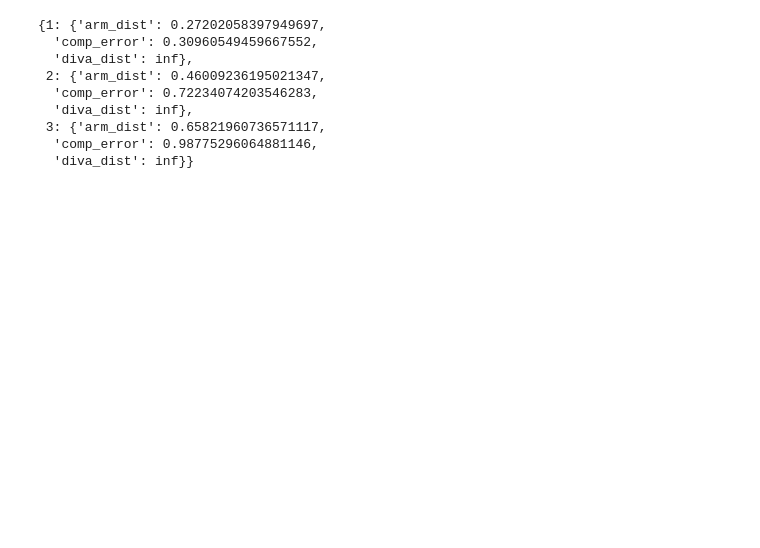
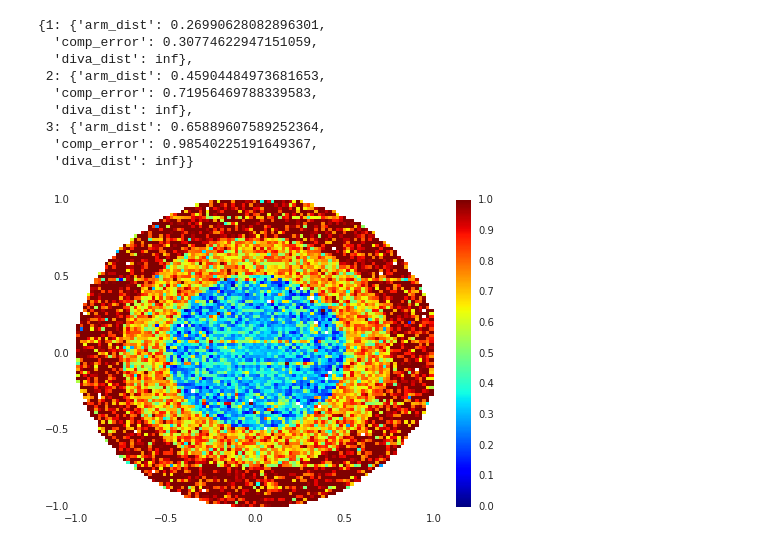
Before and after one commit to sebastien-forestier/CogSci2017, a Jupyter notebook: notebook/analysis_competence.ipynb, the cells around one changed output. Saved outputs shown, nothing was run; the diff lists cells and outputs as text; code cells hidden in the pictures; blank space fills up the shorter version.

```diff
--- a/notebook/analysis_competence.ipynb
+++ b/notebook/analysis_competence.ipynb
@@ -2,7 +2,7 @@
 import cPickle
 
 # PARAMS
-log_dir = "/home/sforesti/avakas/scratch/sforestier001/logs/CogSci2017/2017-01-17_12-08-55-COGSCI"
+log_dir = "/home/sforesti/avakas/scratch/sforestier001/logs/CogSci2017/2017-01-17_19-32-17-EXPLO-0.5"
 
 
 filename = log_dir + '/results/competence.pickle'
@@ -14,9 +14,9 @@ import numpy as np
 %matplotlib inline
 
 config_list = ["RMB"]
-n_iter = 100
-n_goals = 1000
-trial_list = range(1,n_iter + 1)
+n_trial = 100
+n_goals = 100
+trial_list = range(1,n_trial + 1)
 config_name = "RMB"
 
 
@@ -31,6 +31,7 @@ for trial in trial_list:
             data_gavd[trial][region][toy]["comp_error"] = np.mean([data_competence[config_name][trial]["eval_results"][region][i][toy]["comp_error"] for i in range(n_goals)])
             data_gavd[trial][region][toy]["arm_dist"] = np.mean([data_competence[config_name][trial]["eval_results"][region][i][toy]["arm_dist"] for i in range(n_goals)])
             data_gavd[trial][region][toy]["diva_dist"] = np.mean([data_competence[config_name][trial]["eval_results"][region][i][toy]["diva_dist"] for i in range(n_goals)])
+            data_gavd[trial][region][toy]["reached"] = np.mean([data_competence[config_name][trial]["eval_results"][region][i][toy]["reached"] for i in range(n_goals)])
 # %%
 data_avg = {}
 for region in [1, 2, 3]:
@@ -41,12 +42,12 @@ for region in [1, 2, 3]:
 
 data_avg
 # %% [output]
-{1: {'arm_dist': 0.27202058397949697,
-  'comp_error': 0.30960549459667552,
+{1: {'arm_dist': 0.26990628082896301,
+  'comp_error': 0.30774622947151059,
   'diva_dist': inf},
- 2: {'arm_dist': 0.46009236195021347,
-  'comp_error': 0.72234074203546283,
+ 2: {'arm_dist': 0.45904484973681653,
+  'comp_error': 0.71956469788339583,
   'diva_dist': inf},
- 3: {'arm_dist': 0.65821960736571117,
-  'comp_error': 0.98775296064881146,
+ 3: {'arm_dist': 0.65889607589252364,
+  'comp_error': 0.98540225191649367,
   'diva_dist': inf}}
@@ -52,0 +107,17 @@ data_avg
+# %%
+
+x_points = np.linspace(-1., 1., bins)
+y_points = np.linspace(-1., 1., bins)
+
+pcol = plt.pcolormesh(x_points, y_points, map_comp, vmin=0, vmax=1., linewidth=0, cmap="jet")
+pcol.set_rasterized(True)
+pcol.set_edgecolor('face')
+
+pcol.cmap.set_under('white')
+
+cb = plt.colorbar()
+#cb.ax.set_yticklabels(["Tool", "", "", "", "", "", "", "", "", "", "Hand"], fontsize = 30)
+cb.solids.set_rasterized(True)
+cb.solids.set_edgecolor("face")
+# %% [output]
+[figure, added]
```
Also changed, not shown: parts of 4 cells of this notebook, 3 other files.
